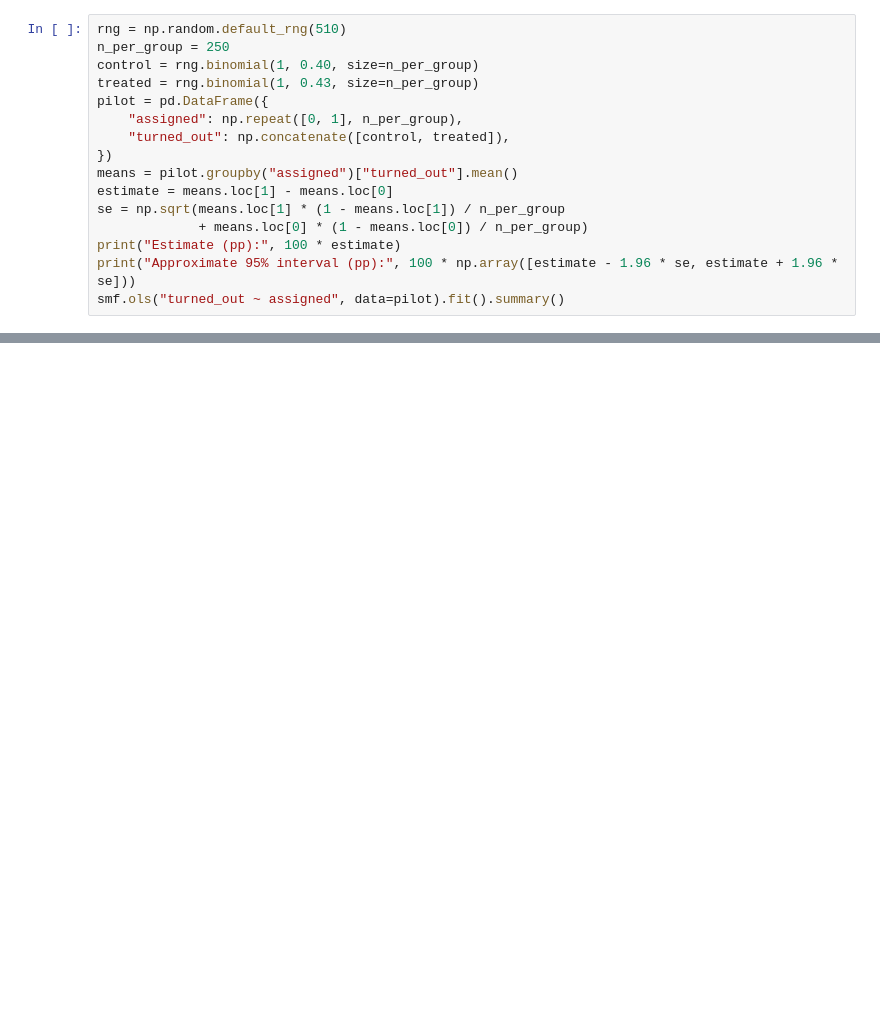
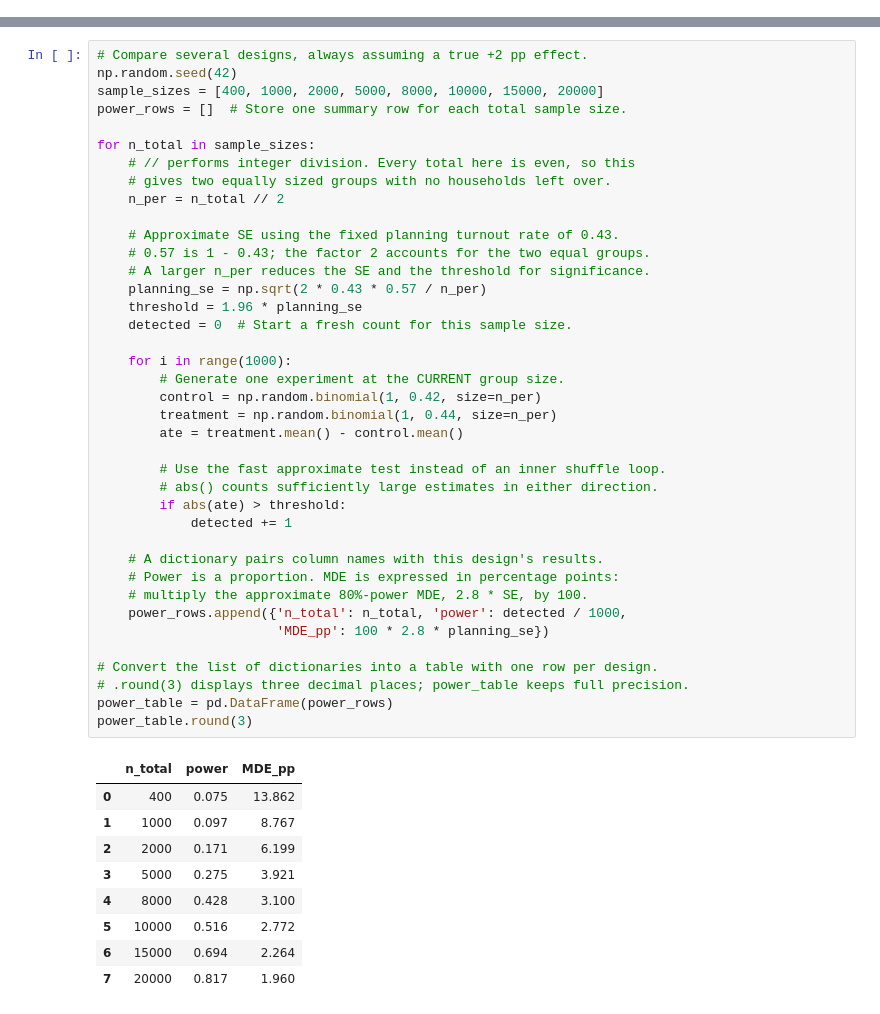
Before and after one commit to albertostefanelli/DSPC_coding_sessions, a Jupyter notebook: wk05_power_and_nulls/wk05_codingsession.ipynb, the cells around one changed output, grey strips where cells are left out. Drawn from its saved outputs; the diff is of its cells as text; blank space fills up the shorter version.

Commit message:
Revise Week 5 power notebook and update student links

```diff
--- a/wk05_power_and_nulls/wk05_codingsession.ipynb
+++ b/wk05_power_and_nulls/wk05_codingsession.ipynb
@@ -55,16 +0,0 @@ This is **simulated practice data**, not a finding about a real campaign. Assume
-# %%
-rng = np.random.default_rng(510)
-n_per_group = 250
-control = rng.binomial(1, 0.40, size=n_per_group)
-treated = rng.binomial(1, 0.43, size=n_per_group)
-pilot = pd.DataFrame({
-    "assigned": np.repeat([0, 1], n_per_group),
-    "turned_out": np.concatenate([control, treated]),
-})
-means = pilot.groupby("assigned")["turned_out"].mean()
-estimate = means.loc[1] - means.loc[0]
-se = np.sqrt(means.loc[1] * (1 - means.loc[1]) / n_per_group
-             + means.loc[0] * (1 - means.loc[0]) / n_per_group)
-print("Estimate (pp):", 100 * estimate)
-print("Approximate 95% interval (pp):", 100 * np.array([estimate - 1.96 * se, estimate + 1.96 * se]))
-smf.ols("turned_out ~ assigned", data=pilot).fit().summary()
@@ -513,0 +332,49 @@ sns_hist.set(xlabel='Total receipts (million USD)',
+# %%
+# Compare several designs, always assuming a true +2 pp effect.
+np.random.seed(42)
+sample_sizes = [400, 1000, 2000, 5000, 8000, 10000, 15000, 20000]
+power_rows = []  # Store one summary row for each total sample size.
+
+for n_total in sample_sizes:
+    # // performs integer division. Every total here is even, so this
+    # gives two equally sized groups with no households left over.
+    n_per = n_total // 2
+
+    # Approximate SE using the fixed planning turnout rate of 0.43.
+    # 0.57 is 1 - 0.43; the factor 2 accounts for the two equal groups.
+    # A larger n_per reduces the SE and the threshold for significance.
+    planning_se = np.sqrt(2 * 0.43 * 0.57 / n_per)
+    threshold = 1.96 * planning_se
+    detected = 0  # Start a fresh count for this sample size.
+
+    for i in range(1000):
+        # Generate one experiment at the CURRENT group size.
+        control = np.random.binomial(1, 0.42, size=n_per)
+        treatment = np.random.binomial(1, 0.44, size=n_per)
+        ate = treatment.mean() - control.mean()
+
+        # Use the fast approximate test instead of an inner shuffle loop.
+        # abs() counts sufficiently large estimates in either direction.
+        if abs(ate) > threshold:
+            detected += 1
+
+    # A dictionary pairs column names with this design's results.
+    # Power is a proportion. MDE is expressed in percentage points:
+    # multiply the approximate 80%-power MDE, 2.8 * SE, by 100.
+    power_rows.append({'n_total': n_total, 'power': detected / 1000,
+                       'MDE_pp': 100 * 2.8 * planning_se})
+
+# Convert the list of dictionaries into a table with one row per design.
+# .round(3) displays three decimal places; power_table keeps full precision.
+power_table = pd.DataFrame(power_rows)
+power_table.round(3)
+# %% [output]
+|  | n_total | power | MDE_pp |
+| 0 | 400 | 0.075 | 13.862 |
+| 1 | 1000 | 0.097 | 8.767 |
+| 2 | 2000 | 0.171 | 6.199 |
+| 3 | 5000 | 0.275 | 3.921 |
+| 4 | 8000 | 0.428 | 3.100 |
+| 5 | 10000 | 0.516 | 2.772 |
+| 6 | 15000 | 0.694 | 2.264 |
+| 7 | 20000 | 0.817 | 1.960 |
```
Also changed, not shown: parts of 78 cells of this notebook, 3 other files.
